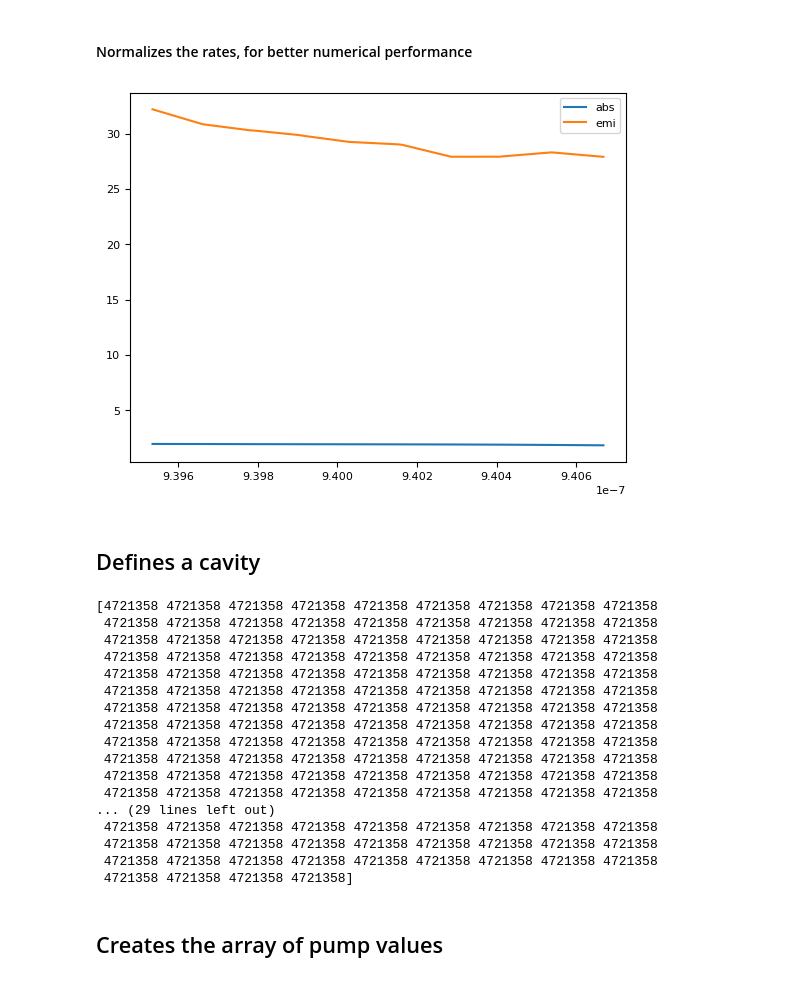
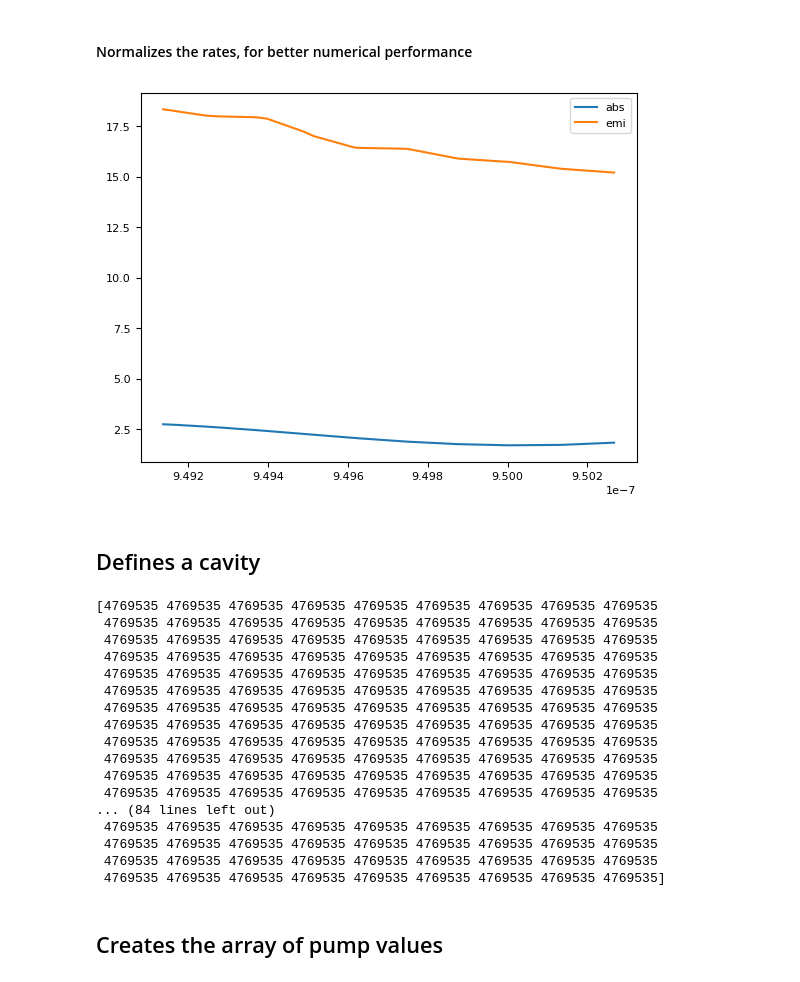
Before and after one commit to phbecimperial/PyPBEC_Semiconductor, a Jupyter notebook: examples/condensation_transitions_semi.ipynb, the cells around one changed output. Cells and saved outputs as stored; diff of their text form; code cells hidden in the pictures.

```diff
--- a/examples/condensation_transitions_semi.ipynb
+++ b/examples/condensation_transitions_semi.ipynb
@@ -16,9 +16,9 @@ sys.path.insert(0, os.path.abspath('..'))
 # %% [markdown]
 ## Calculates the cavity modes for a spherical mirror
 # %%
-grid_size = 50.0*1e-6      # meters
+grid_size = 60.0*1e-6      # meters
 grid_delta = 2*1e-6      # meters
-L0 = 1.96*1e-6              # meters
+L0 = 1.98*1e-6              # meters
 q = 10                     # longitudinal mode number
 n = 2.4
 #n=1.43
@@ -104,25 +104,27 @@ print(absorption_rates)
 #### Normalizes the rates, for better numerical performance
 # %%
 #cavity_loss_rate = 1.0/(10*1e-12)     # in s^-1
-cavity_loss_rate = 22     # in s^-1
+cavity_loss_rate = 10     # in s^-1
 
 
 
 cavity_loss_rates = np.ones(n_modes)
 emission_rates = emission_rates / cavity_loss_rate
 absorption_rates = absorption_rates / cavity_loss_rate
 
 plt.plot(lambdas, absorption_rates, label = 'abs')
 
 plt.plot(lambdas, emission_rates, label = 'emi')
 plt.legend()
 plt.show()
 # %% [output]
-[figure, old version]
+[figure, new version]
 # %% [markdown]
 ## Defines a cavity
 # %%
-Gamma_down = cavity_loss_rate
+#Gamma_down = cavity_loss_rate
+
+Gamma_down = 100
 
 # Properties of the photonic modes
 from PyPBEC.Cavity import Cavity
@@ -141,23 +143,23 @@ print(molecular_population)
 # Coupling between photonic and molecular modes
 cavity.set_coupling_terms(coupling_terms=g)
 # %% [output]
-[4721358 4721358 4721358 4721358 4721358 4721358 4721358 4721358 4721358
- 4721358 4721358 4721358 4721358 4721358 4721358 4721358 4721358 4721358
- 4721358 4721358 4721358 4721358 4721358 4721358 4721358 4721358 4721358
- 4721358 4721358 4721358 4721358 4721358 4721358 4721358 4721358 4721358
- 4721358 4721358 4721358 4721358 4721358 4721358 4721358 4721358 4721358
- 4721358 4721358 4721358 4721358 4721358 4721358 4721358 4721358 4721358
- 4721358 4721358 4721358 4721358 4721358 4721358 4721358 4721358 4721358
- 4721358 4721358 4721358 4721358 4721358 4721358 4721358 4721358 4721358
- 4721358 4721358 4721358 4721358 4721358 4721358 4721358 4721358 4721358
- 4721358 4721358 4721358 4721358 4721358 4721358 4721358 4721358 4721358
- 4721358 4721358 4721358 4721358 4721358 4721358 4721358 4721358 4721358
- 4721358 4721358 4721358 4721358 4721358 4721358 4721358 4721358 4721358
-... (29 lines left out)
- 4721358 4721358 4721358 4721358 4721358 4721358 4721358 4721358 4721358
- 4721358 4721358 4721358 4721358 4721358 4721358 4721358 4721358 4721358
- 4721358 4721358 4721358 4721358 4721358 4721358 4721358 4721358 4721358
- 4721358 4721358 4721358 4721358]
+[4769535 4769535 4769535 4769535 4769535 4769535 4769535 4769535 4769535
+ 4769535 4769535 4769535 4769535 4769535 4769535 4769535 4769535 4769535
+ 4769535 4769535 4769535 4769535 4769535 4769535 4769535 4769535 4769535
+ 4769535 4769535 4769535 4769535 4769535 4769535 4769535 4769535 4769535
+ 4769535 4769535 4769535 4769535 4769535 4769535 4769535 4769535 4769535
+ 4769535 4769535 4769535 4769535 4769535 4769535 4769535 4769535 4769535
+ 4769535 4769535 4769535 4769535 4769535 4769535 4769535 4769535 4769535
+ 4769535 4769535 4769535 4769535 4769535 4769535 4769535 4769535 4769535
+ 4769535 4769535 4769535 4769535 4769535 4769535 4769535 4769535 4769535
+ 4769535 4769535 4769535 4769535 4769535 4769535 4769535 4769535 4769535
+ 4769535 4769535 4769535 4769535 4769535 4769535 4769535 4769535 4769535
+ 4769535 4769535 4769535 4769535 4769535 4769535 4769535 4769535 4769535
+... (84 lines left out)
+ 4769535 4769535 4769535 4769535 4769535 4769535 4769535 4769535 4769535
+ 4769535 4769535 4769535 4769535 4769535 4769535 4769535 4769535 4769535
+ 4769535 4769535 4769535 4769535 4769535 4769535 4769535 4769535 4769535
+ 4769535 4769535 4769535 4769535 4769535 4769535 4769535 4769535 4769535]
 # %% [markdown]
 ## Creates the array of pump values
 # %%
```
Also changed, not shown: parts of 6 cells of this notebook, 3 other files.
